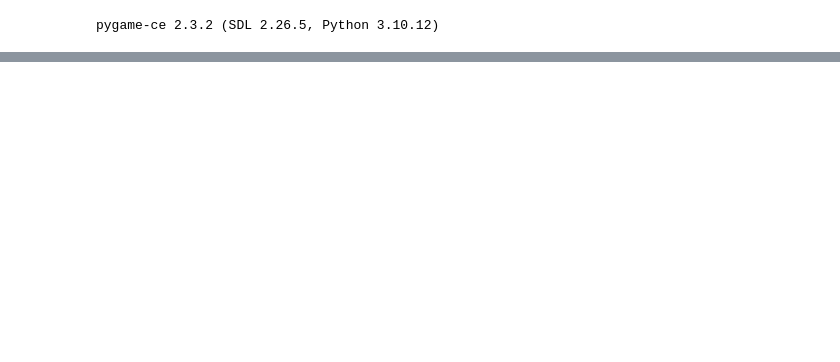
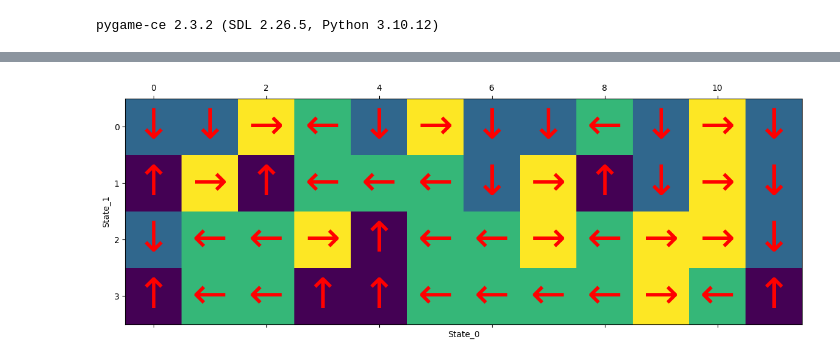
Before and after one commit to dayan3847/machine_learning, a Jupyter notebook: dayan3847/reinforcement_learning/cliff_walking/main_q_learning_gaussian.ipynb, the cells around one changed output, grey strips where cells are left out. Cells and saved outputs as stored; diff of their text form; code cells hidden in the pictures; blank space fills up the shorter version.

```diff
--- a/dayan3847/reinforcement_learning/cliff_walking/main_q_learning_gaussian.ipynb
+++ b/dayan3847/reinforcement_learning/cliff_walking/main_q_learning_gaussian.ipynb
@@ -45,0 +50,20 @@ plt.show()
+# %%
+# Plot the Best Action
+best_actions = trainer.agent.get_best_actions_for_all_states()
+plt.matshow(best_actions, label='Best Action')
+m, n = best_actions.shape
+for i in range(m):
+    for j in range(n):
+        _cell = best_actions[i, j]
+        cell = '↑' if _cell == 0 \
+            else '↓' if _cell == 1 \
+            else '←' if _cell == 2 \
+            else '→' if _cell == 3 \
+            else 'X'
+        plt.text(j, i, cell, ha='center', va='center', color='red', fontsize=50)
+
+plt.xlabel('State_0')
+plt.ylabel('State_1')
+plt.show()
+# %% [output]
+[figure, added]
```
Also changed, not shown: parts of 3 cells of this notebook, 4 other files.
